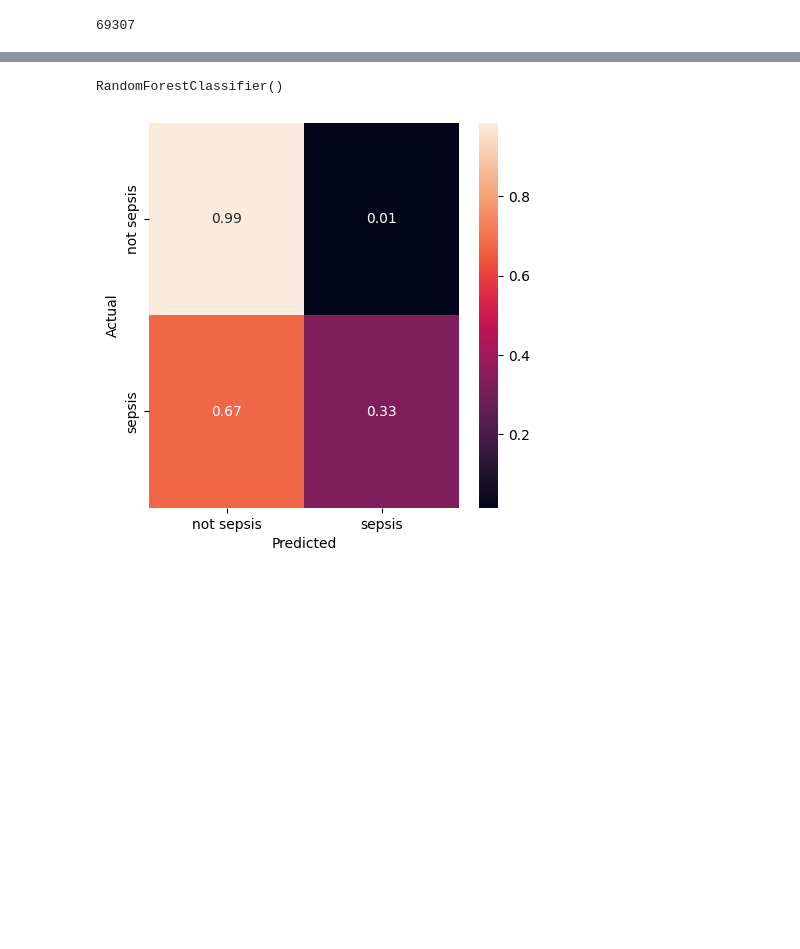
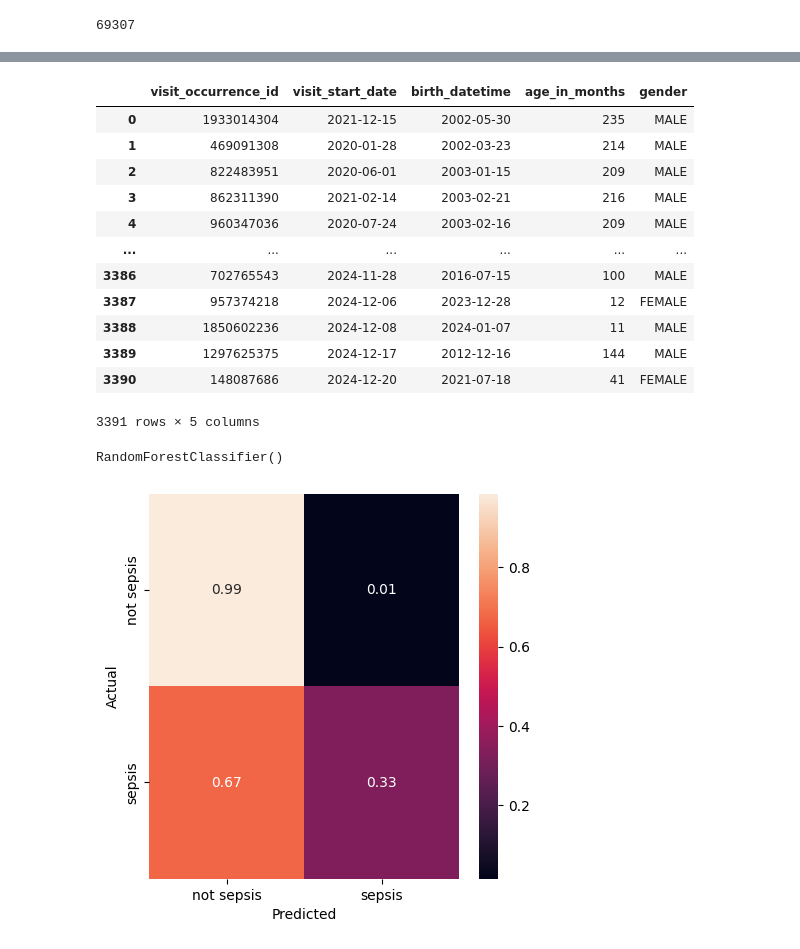
Before and after one commit to carseys/pediatric-sepsis-ml-kaggle, a Jupyter notebook: sepsis-ml-model.ipynb, the cells around one changed output, grey strips where cells are left out. Drawn from its saved outputs; the diff is of its cells as text; code cells hidden in the pictures; blank space fills up the shorter version.

```diff
--- a/sepsis-ml-model.ipynb
+++ b/sepsis-ml-model.ipynb
@@ -92,3 +131,19 @@ factors.fillna(value=np.nan,inplace=True)
+# %%
+person_demographics_episode_train
+# %% [output]
+|  | visit_occurrence_id | visit_start_date | birth_datetime | age_in_months | gender |
+| 0 | 1933014304 | 2021-12-15 | 2002-05-30 | 235 | MALE |
+| 1 | 469091308 | 2020-01-28 | 2002-03-23 | 214 | MALE |
+| 2 | 822483951 | 2020-06-01 | 2003-01-15 | 209 | MALE |
+| 3 | 862311390 | 2021-02-14 | 2003-02-21 | 216 | MALE |
+| 4 | 960347036 | 2020-07-24 | 2003-02-16 | 209 | MALE |
+| ... | ... | ... | ... | ... | ... |
+| 3386 | 702765543 | 2024-11-28 | 2016-07-15 | 100 | MALE |
+| 3387 | 957374218 | 2024-12-06 | 2023-12-28 | 12 | FEMALE |
+| 3388 | 1850602236 | 2024-12-08 | 2024-01-07 | 11 | MALE |
+| 3389 | 1297625375 | 2024-12-17 | 2012-12-16 | 144 | MALE |
+| 3390 | 148087686 | 2024-12-20 | 2021-07-18 | 41 | FEMALE |
+3391 rows × 5 columns
 # %%
 factors.drop(columns=['visit_occurrence_id','visit_occurrence_id_x','visit_occurrence_id_y','visit_start_date','measurement_datetime'],inplace=True)
 # %%
```
Also changed, not shown: parts of 8 cells of this notebook.
